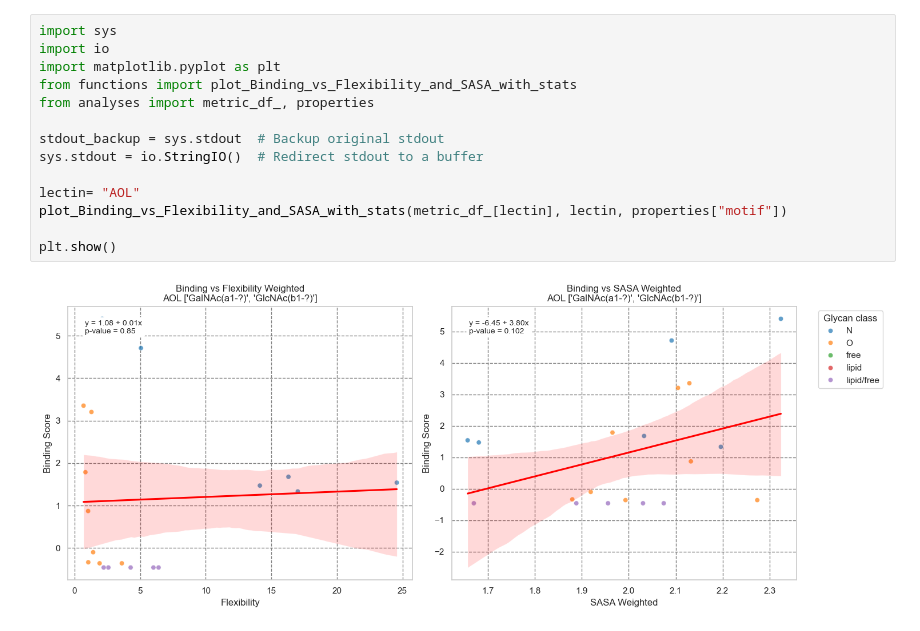
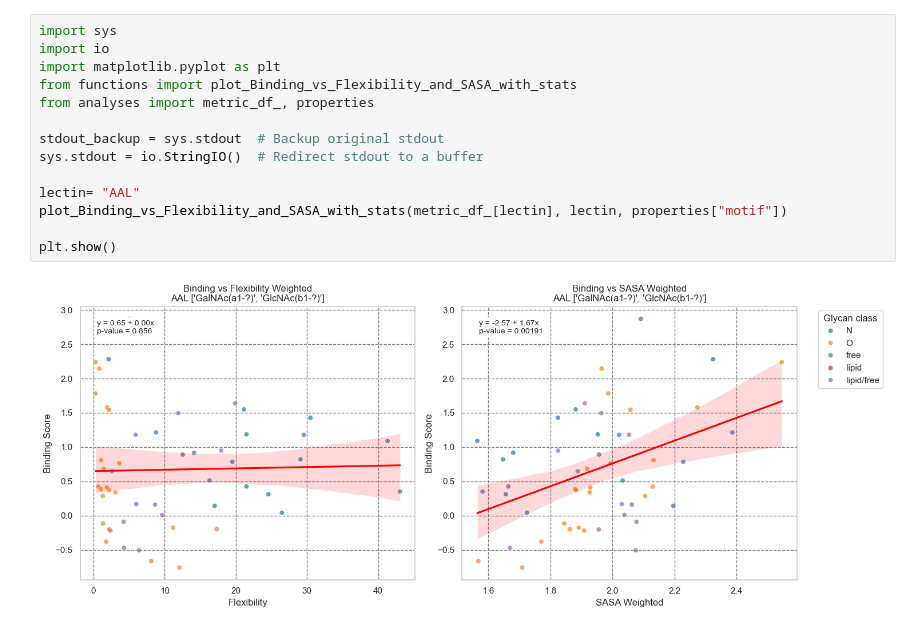
Before and after one commit to BojarLab/G-look-like, a Jupyter notebook: analyses_lab.ipynb, the cells around one changed output. Saved outputs shown, nothing was run; the diff lists cells and outputs as text.

```diff
--- a/analyses_lab.ipynb
+++ b/analyses_lab.ipynb
@@ -1,16 +1,16 @@
 # %%
 import sys
 import io
 import matplotlib.pyplot as plt
 from functions import plot_Binding_vs_Flexibility_and_SASA_with_stats
 from analyses import metric_df_, properties
 
 stdout_backup = sys.stdout  # Backup original stdout
 sys.stdout = io.StringIO()  # Redirect stdout to a buffer
 
-lectin= "AOL"
+lectin= "AAL"
 plot_Binding_vs_Flexibility_and_SASA_with_stats(metric_df_[lectin], lectin, properties["motif"])
 
 plt.show()
 # %% [output]
-[figure, old version]
+[figure, new version]
```
